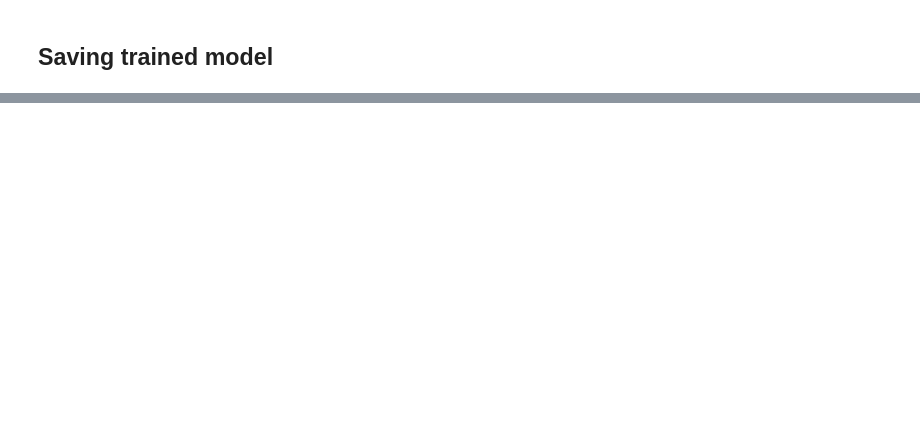
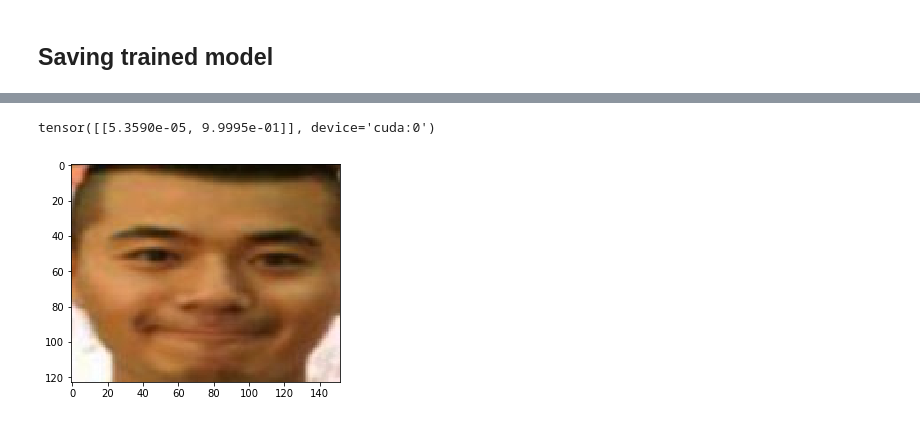
Before and after one commit to euguroglu/Machine-Learning-Projects, a Jupyter notebook: Pytorch_CNN_Mask_Classification.ipynb, the cells around one changed output, grey strips where cells are left out. Cells and saved outputs as stored; diff of their text form; code cells hidden in the pictures; blank space fills up the shorter version.

```diff
--- a/Pytorch_CNN_Mask_Classification.ipynb
+++ b/Pytorch_CNN_Mask_Classification.ipynb
@@ -249,0 +347,19 @@ torch.save(model.state_dict(),'Mask_predict.pt')
+# %%
+new_im3 = mpimg.imread('test3.jpg')
+plt.imshow(new_im3)
+new_im3 = Image.fromarray(new_im3)
+new_im3 = test_transform(new_im3)
+new_im3 = new_im3.to(device)
+new_model.eval()
+
+with torch.no_grad():
+
+    new_data3 = model(new_im3.view(1,3,224,224))
+
+predict = torch.max(new_data3.data,1)[1]
+predict
+probability = sm(new_data3)
+probability
+# %% [output]
+tensor([[5.3590e-05, 9.9995e-01]], device='cuda:0')
+[figure, added]
```
Also changed, not shown: parts of 25 cells of this notebook.
